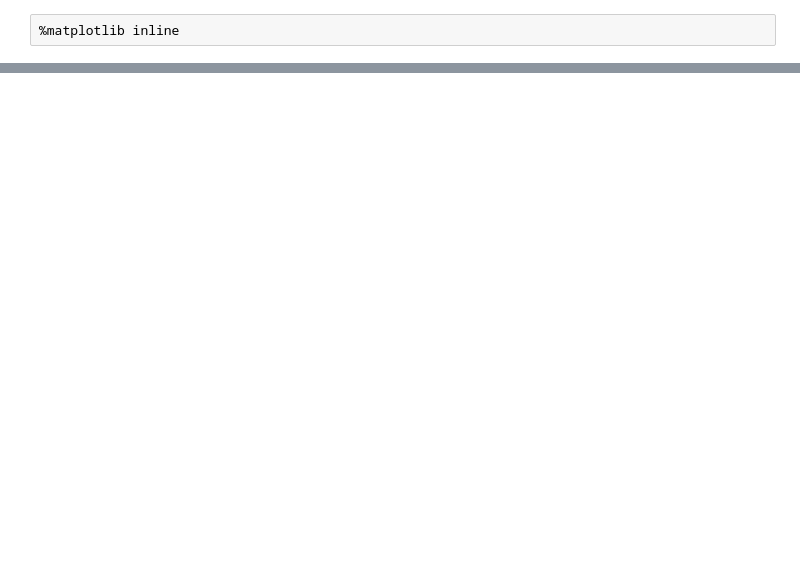
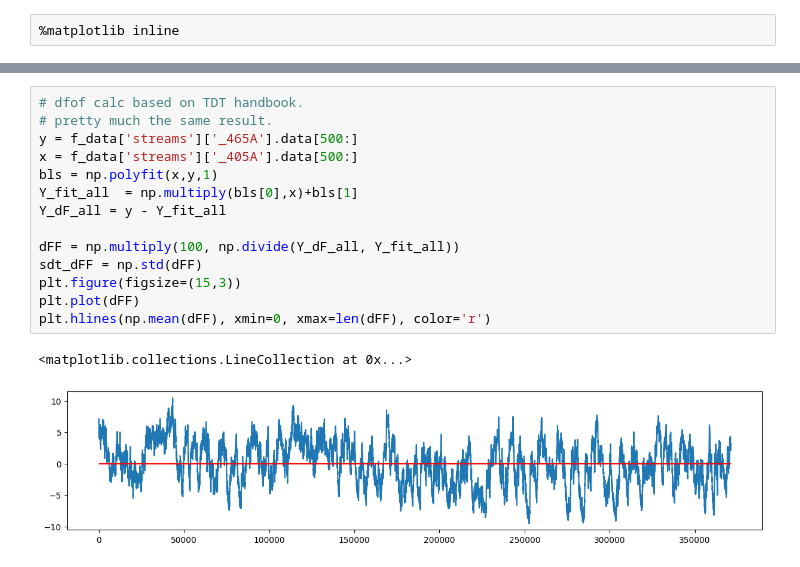
Before and after one commit to NovakHChen/fiberphotometry, a Jupyter notebook: notebooks/calcium_analysis.ipynb, the cells around one changed output, grey strips where cells are left out. Drawn from its saved outputs; the diff is of its cells as text; blank space fills up the shorter version.

```diff
--- a/notebooks/calcium_analysis.ipynb
+++ b/notebooks/calcium_analysis.ipynb
@@ -374,0 +79,17 @@ plt.plot(detrended)
+# %%
+# dfof calc based on TDT handbook.
+# pretty much the same result.
+y = f_data['streams']['_465A'].data[500:]
+x = f_data['streams']['_405A'].data[500:]
+bls = np.polyfit(x,y,1)
+Y_fit_all  = np.multiply(bls[0],x)+bls[1]
+Y_dF_all = y - Y_fit_all
+
+dFF = np.multiply(100, np.divide(Y_dF_all, Y_fit_all))
+sdt_dFF = np.std(dFF)
+plt.figure(figsize=(15,3))
+plt.plot(dFF)
+plt.hlines(np.mean(dFF), xmin=0, xmax=len(dFF), color='r')
+# %% [output]
+<matplotlib.collections.LineCollection at 0x...>
+[figure, added]
```
Also changed, not shown: parts of 33 cells of this notebook.
